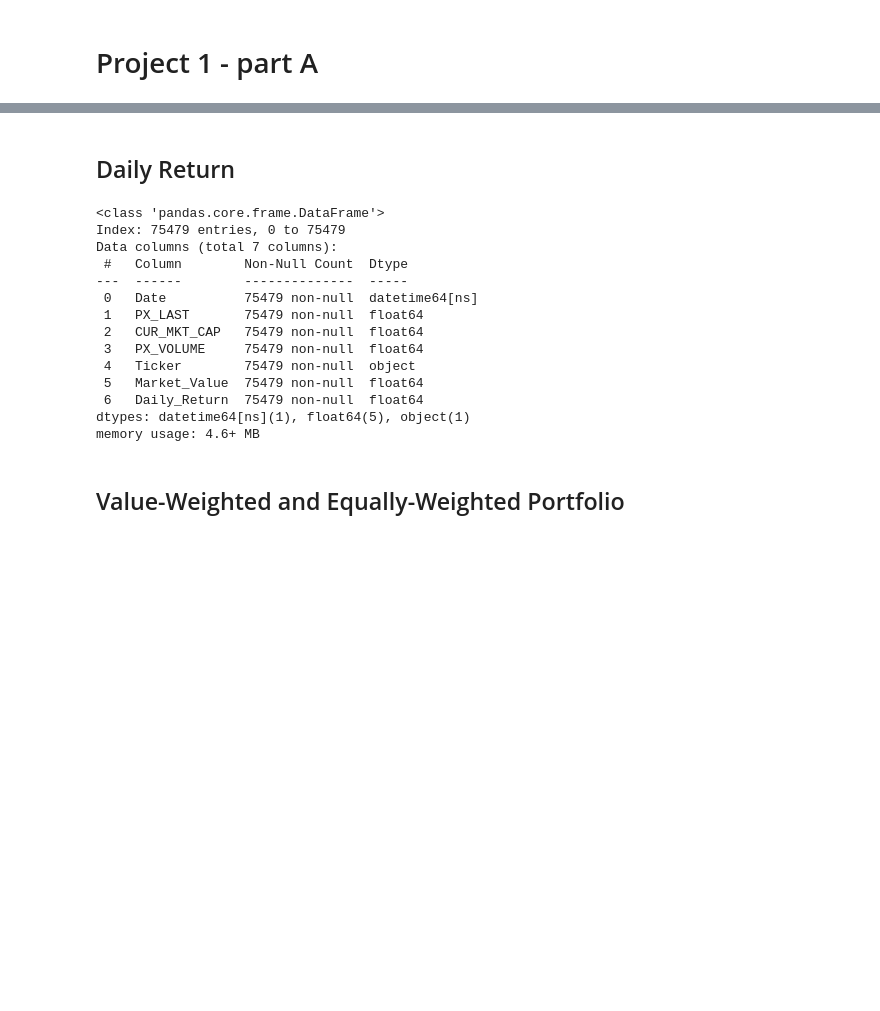
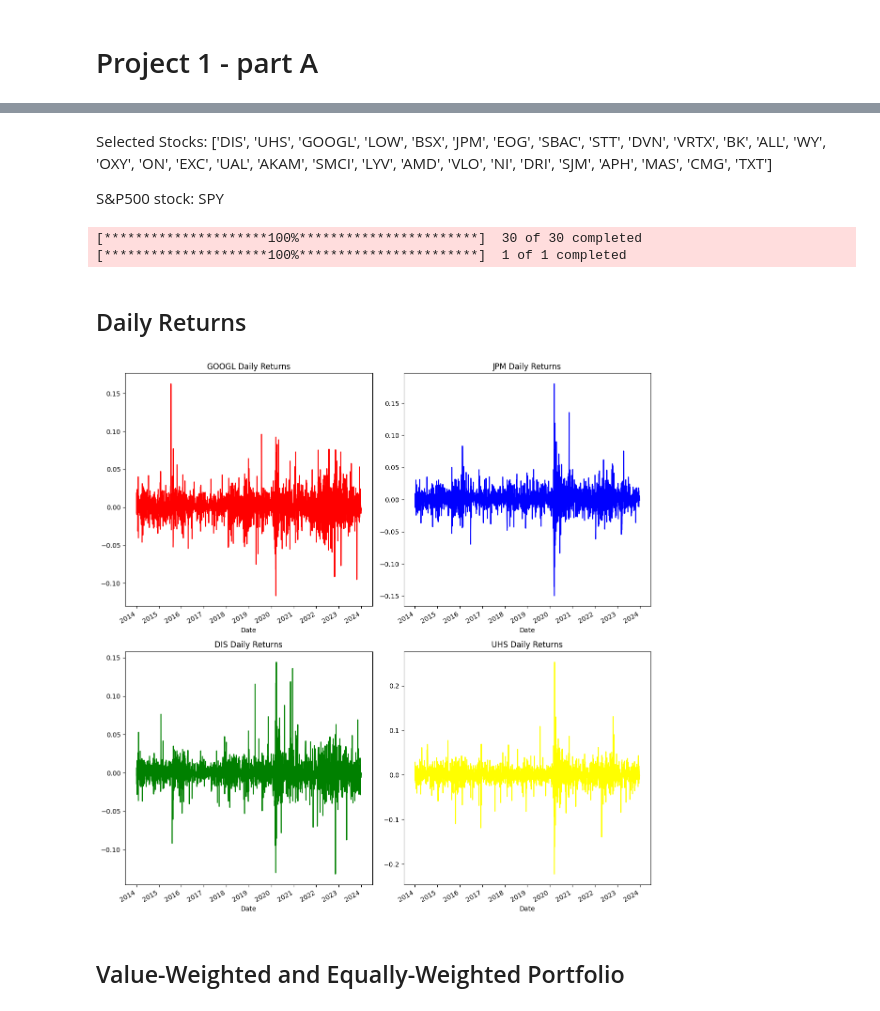
Before and after one commit to williankal/quant_fin, a Jupyter notebook: project1/part-A.ipynb, the cells around one changed output, grey strips where cells are left out. Cells and saved outputs as stored; diff of their text form; code cells hidden in the pictures; blank space fills up the shorter version.

```diff
--- a/project1/part-A.ipynb
+++ b/project1/part-A.ipynb
@@ -21,2 +15,35 @@ df_SP500.head()
+# %% [markdown]
+Selected Stocks: ['DIS', 'UHS', 'GOOGL', 'LOW', 'BSX', 'JPM', 'EOG', 'SBAC', 'STT',
+       'DVN', 'VRTX', 'BK', 'ALL', 'WY', 'OXY', 'ON', 'EXC', 'UAL',
+       'AKAM', 'SMCI', 'LYV', 'AMD', 'VLO', 'NI', 'DRI', 'SJM', 'APH',
+       'MAS', 'CMG', 'TXT']
+
+S&P500 stock: SPY
+# %%
+import pandas as pd
+import matplotlib.pyplot as plt
+import numpy as np
+import os
+import yfinance as yf
+
+tickers = [
+    'DIS', 'UHS', 'GOOGL', 'LOW', 'BSX', 'JPM', 'EOG', 'SBAC', 'STT', 'DVN',
+    'VRTX', 'BK', 'ALL', 'WY', 'OXY', 'ON', 'EXC', 'UAL', 'AKAM', 'SMCI',
+    'LYV', 'AMD', 'VLO', 'NI', 'DRI', 'SJM', 'APH', 'MAS', 'CMG', 'TXT'
+]
+
+n_tickers = len(tickers)
+
+start_date = '2014-01-01'
+end_date = '2023-12-31'
+
+df_bloomberg = pd.read_csv("../data/data_stocks_price.csv")
+
+# Download the daily data from stocks
+price = yf.download(tickers, start=start_date, end=end_date, progress=True)['Adj Close']
+sp500_price = yf.download(["SPY"],start=start_date, end=end_date, progress=True)['Adj Close']
+# %% [output]
+[*********************100%***********************]  30 of 30 completed
+[*********************100%***********************]  1 of 1 completed
 # %% [markdown]
-## Daily Return
+## Daily Returns
@@ -41,17 +50,17 @@ df_SP500 = df_SP500[df_SP500["Date"]<="2023-31-31"]
-# %%
-df.info()
-# %% [output]
-<class 'pandas.core.frame.DataFrame'>
-Index: 75479 entries, 0 to 75479
-Data columns (total 7 columns):
- #   Column        Non-Null Count  Dtype
----  ------        --------------  -----
- 0   Date          75479 non-null  datetime64[ns]
- 1   PX_LAST       75479 non-null  float64
- 2   CUR_MKT_CAP   75479 non-null  float64
- 3   PX_VOLUME     75479 non-null  float64
- 4   Ticker        75479 non-null  object
- 5   Market_Value  75479 non-null  float64
- 6   Daily_Return  75479 non-null  float64
-dtypes: datetime64[ns](1), float64(5), object(1)
-memory usage: 4.6+ MB
+# %%
+daily_returns_stocks = price.pct_change()
+daily_returns_sp500 = sp500_price.pct_change()
+fig, ((ax1, ax2), (ax3, ax4)) = plt.subplots(2, 2)
+
+daily_returns_stocks["GOOGL"].plot(ax=ax1, title="GOOGL Daily Returns",color="red")
+daily_returns_stocks["JPM"].plot(ax=ax2, title="JPM Daily Returns",color="blue")
+daily_returns_stocks["DIS"].plot(ax=ax3, title="DIS Daily Returns",color="green")
+daily_returns_stocks["UHS"].plot(ax=ax4, title="UHS Daily Returns",color="yellow")
+
+fig.set_figheight(12)
+fig.set_figwidth(12)
+
+plt.tight_layout()
+plt.show()
+# %% [output]
+[figure, added]
```
Also changed, not shown: parts of 25 cells of this notebook, 6 other files.
